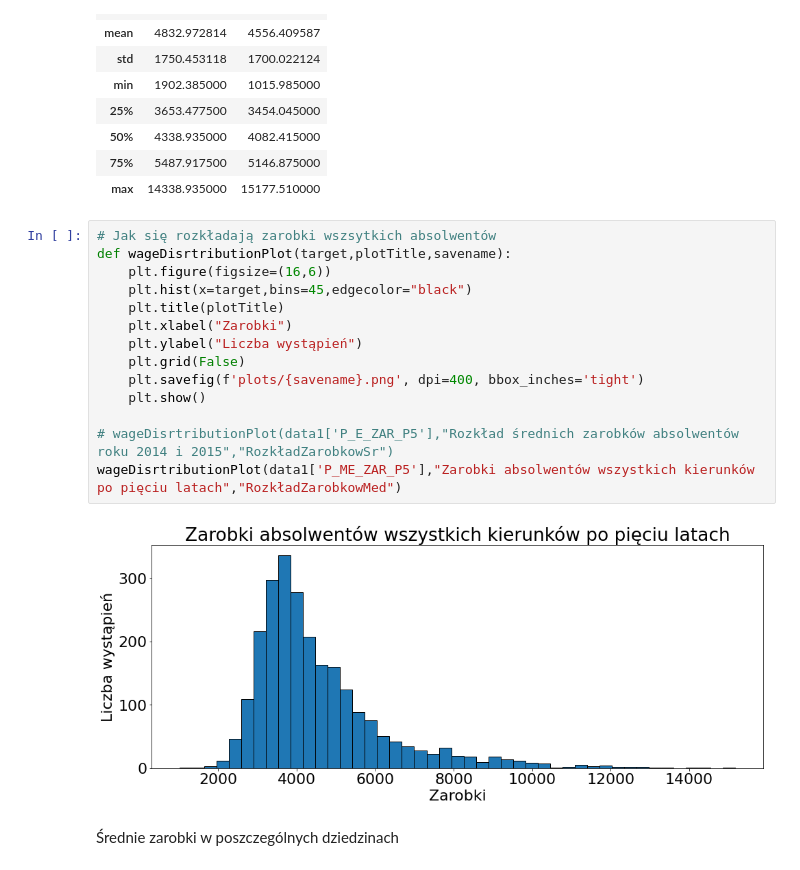
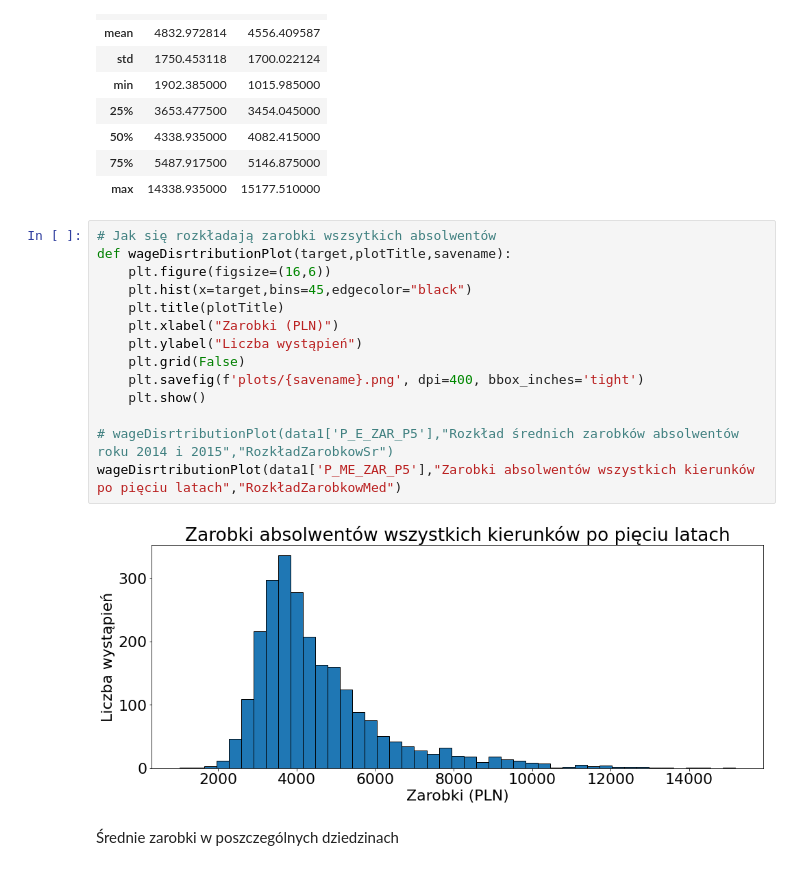
Before and after one commit to CptQuak/CasestudyGraduateEarnings, a Jupyter notebook: zadanie.ipynb, the cells around one changed output. Cells and saved outputs as stored; diff of their text form.

```diff
--- a/zadanie.ipynb
+++ b/zadanie.ipynb
@@ -193,19 +192,19 @@ data1.iloc[:,7:10].describe()
 # %%
 # Jak się rozkładają zarobki wszsytkich absolwentów
 def wageDisrtributionPlot(target,plotTitle,savename):
     plt.figure(figsize=(16,6))
     plt.hist(x=target,bins=45,edgecolor="black")
     plt.title(plotTitle)
-    plt.xlabel("Zarobki")
+    plt.xlabel("Zarobki (PLN)")
     plt.ylabel("Liczba wystąpień")
     plt.grid(False)
     plt.savefig(f'plots/{savename}.png', dpi=400, bbox_inches='tight')
     plt.show()
 
 # wageDisrtributionPlot(data1['P_E_ZAR_P5'],"Rozkład średnich zarobków absolwentów roku 2014 i 2015","RozkładZarobkowSr")
 wageDisrtributionPlot(data1['P_ME_ZAR_P5'],"Zarobki absolwentów wszystkich kierunków po pięciu latach","RozkładZarobkowMed")
 # %% [output]
-[figure, old version]
+[figure, new version]
 # %% [markdown]
 Średnie zarobki w poszczególnych dziedzinach
 # %%
```
Also changed, not shown: parts of 5 cells of this notebook, 8 other files.
